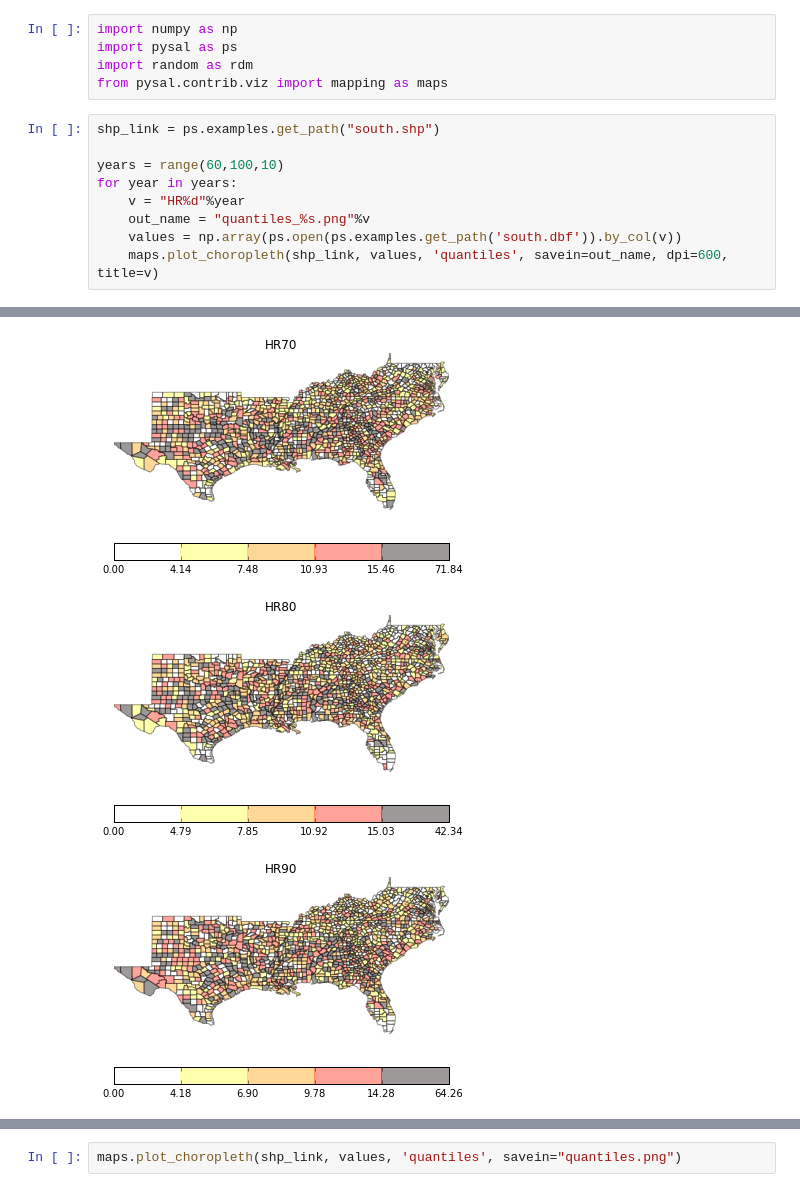
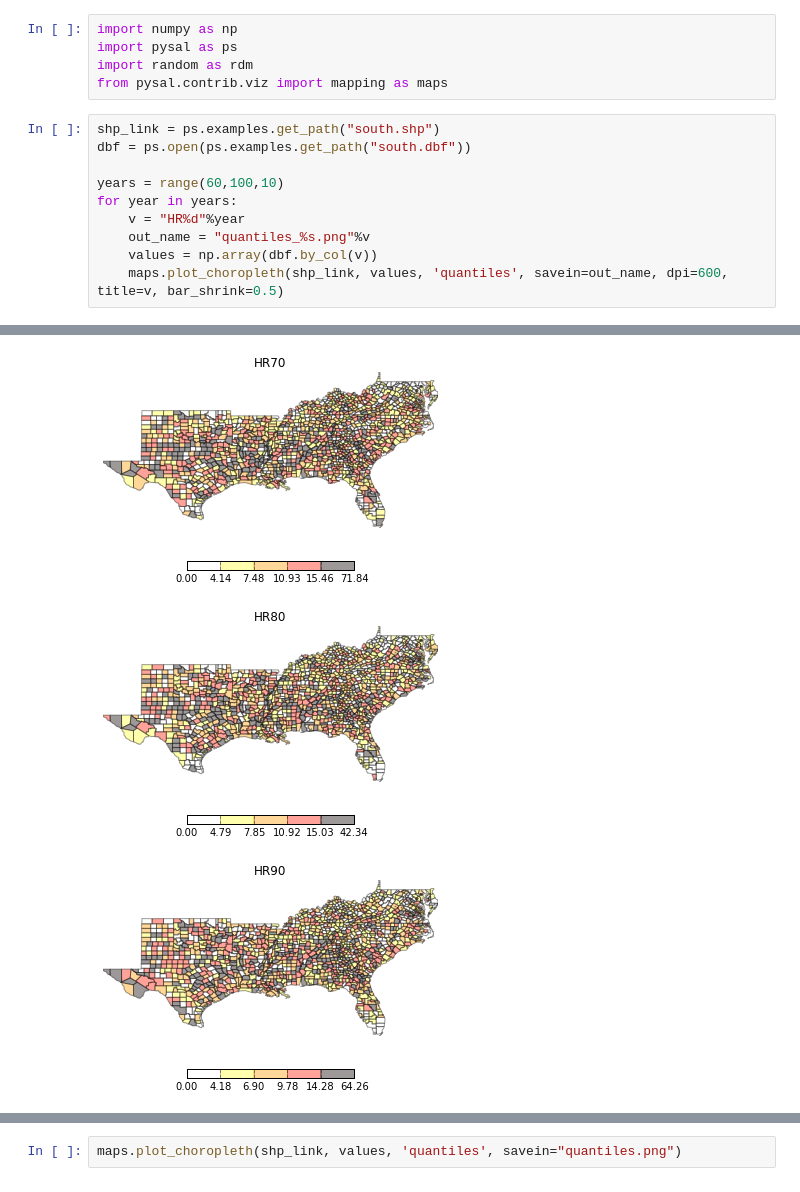
Before and after one commit to sjsrey/pysal_introduction, a Jupyter notebook: src/maps.ipynb, the cells around one changed output, grey strips where cells are left out. Cells and saved outputs as stored; diff of their text form.

```diff
--- a/src/maps.ipynb
+++ b/src/maps.ipynb
@@ -5,11 +5,12 @@ import random as rdm
 from pysal.contrib.viz import mapping as maps
 # %%
 shp_link = ps.examples.get_path("south.shp")
+dbf = ps.open(ps.examples.get_path("south.dbf"))
 
 years = range(60,100,10)
 for year in years:
     v = "HR%d"%year
     out_name = "quantiles_%s.png"%v
-    values = np.array(ps.open(ps.examples.get_path('south.dbf')).by_col(v))
-    maps.plot_choropleth(shp_link, values, 'quantiles', savein=out_name, dpi=600, title=v)
+    values = np.array(dbf.by_col(v))
+    maps.plot_choropleth(shp_link, values, 'quantiles', savein=out_name, dpi=600, title=v, bar_shrink=0.5)
 # %% [output]
@@ -17,4 +18,4 @@ for year in years:
-[figure, old version]
+[figure, new version]
-[figure, old version]
+[figure, new version]
-[figure, old version]
+[figure, new version]
 # %%
```
Also changed, not shown: parts of 2 cells of this notebook, 4 other files.
